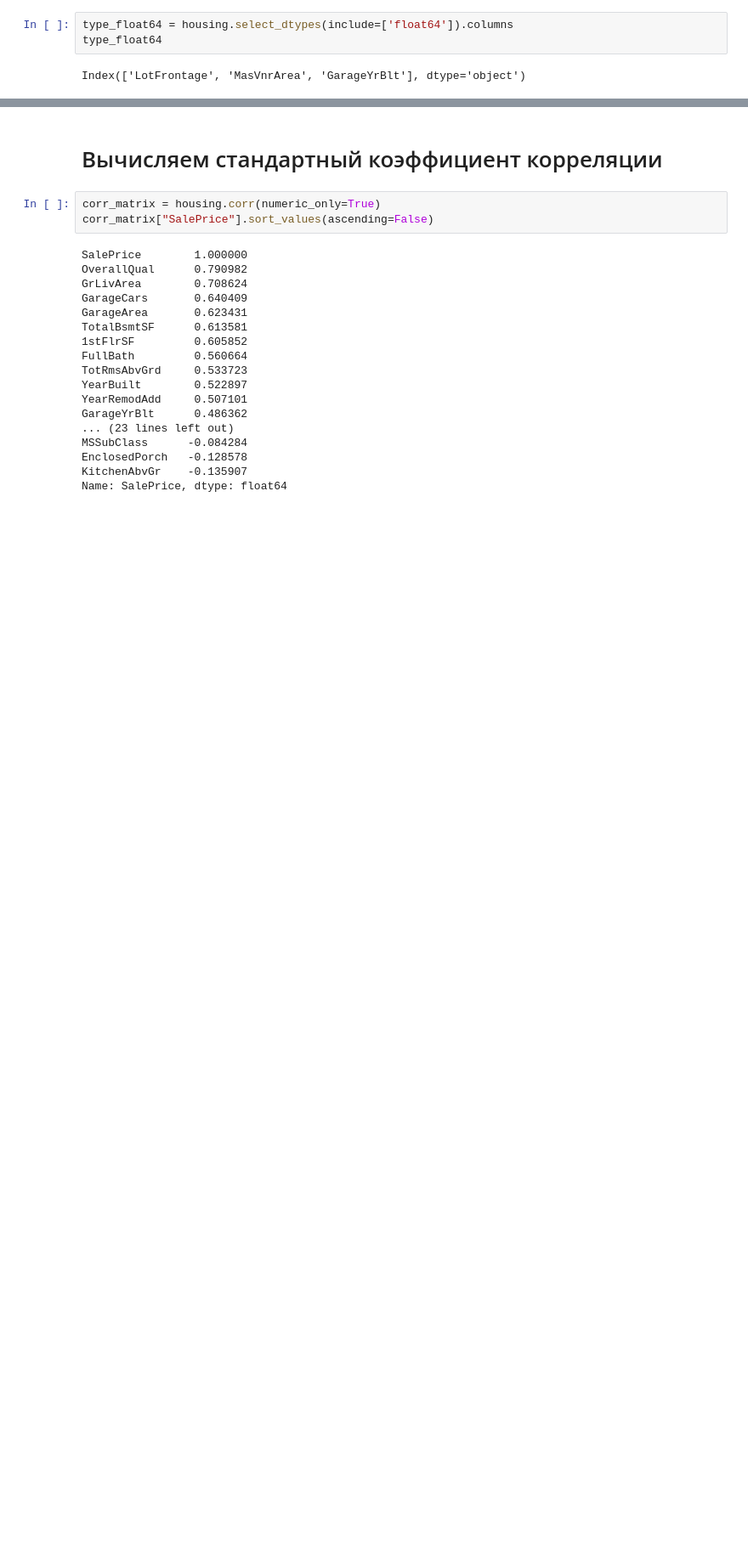
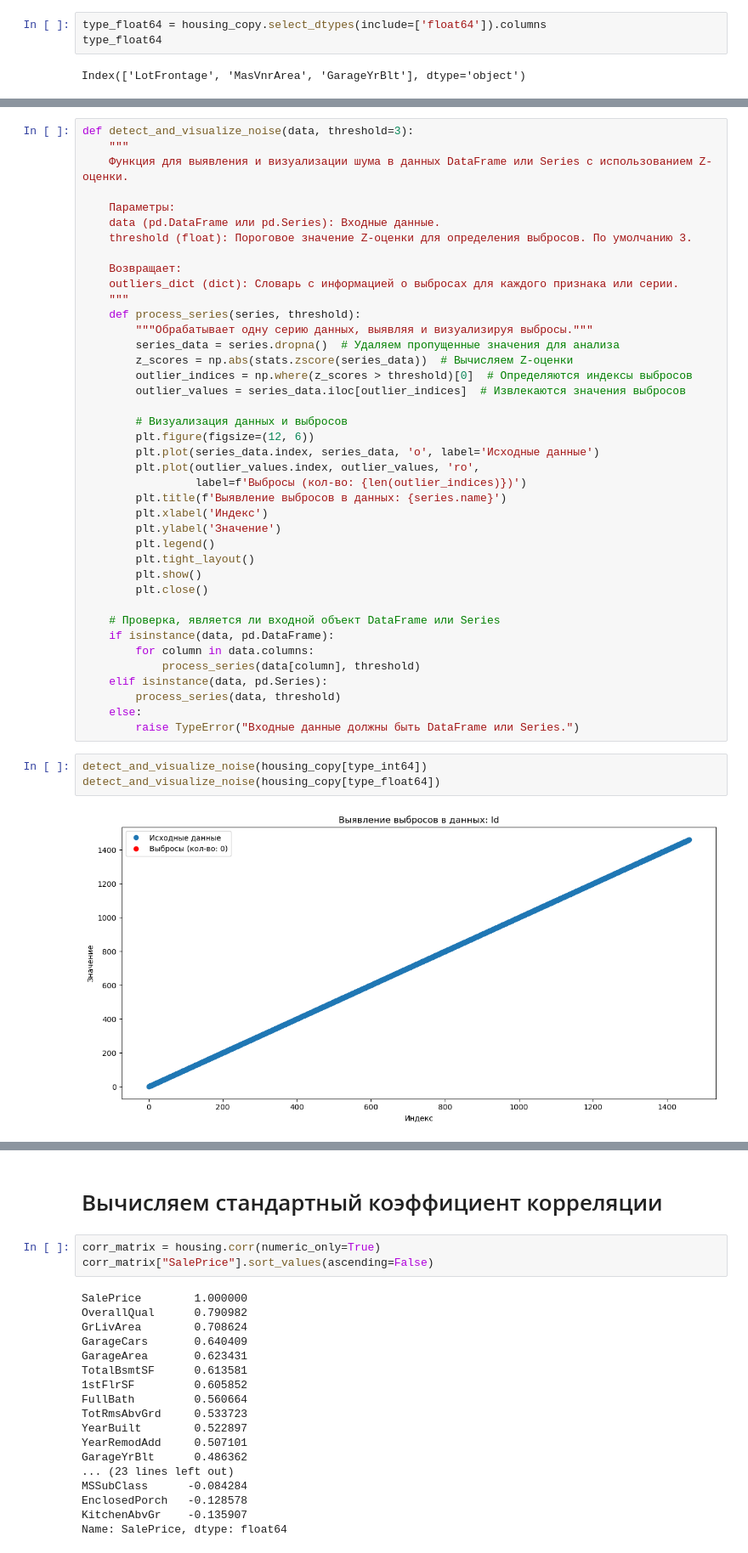
Before and after one commit to nshestak/house_prices, a Jupyter notebook: house_prices.ipynb, the cells around one changed output, grey strips where cells are left out. Shown at 85% size. Cells and saved outputs as stored; diff of their text form; blank space fills up the shorter version.

```diff
--- a/house_prices.ipynb
+++ b/house_prices.ipynb
@@ -110,5 +117,5 @@ Index(['Id', 'MSSubClass', 'LotArea', 'OverallQual', 'OverallCond',
 # %%
-type_float64 = housing.select_dtypes(include=['float64']).columns
+type_float64 = housing_copy.select_dtypes(include=['float64']).columns
 type_float64
 # %% [output]
 Index(['LotFrontage', 'MasVnrArea', 'GarageYrBlt'], dtype='object')
@@ -160,0 +160,45 @@ plt.show()
+# %%
+def detect_and_visualize_noise(data, threshold=3):
+    """
+    Функция для выявления и визуализации шума в данных DataFrame или Series с использованием Z-оценки.
+
+    Параметры:
+    data (pd.DataFrame или pd.Series): Входные данные.
+    threshold (float): Пороговое значение Z-оценки для определения выбросов. По умолчанию 3.
+
+    Возвращает:
+    outliers_dict (dict): Словарь с информацией о выбросах для каждого признака или серии.
+    """
+    def process_series(series, threshold):
+        """Обрабатывает одну серию данных, выявляя и визуализируя выбросы."""
+        series_data = series.dropna()  # Удаляем пропущенные значения для анализа
+        z_scores = np.abs(stats.zscore(series_data))  # Вычисляем Z-оценки
+        outlier_indices = np.where(z_scores > threshold)[0]  # Определяются индексы выбросов
+        outlier_values = series_data.iloc[outlier_indices]  # Извлекаются значения выбросов
+
+        # Визуализация данных и выбросов
+        plt.figure(figsize=(12, 6))
+        plt.plot(series_data.index, series_data, 'o', label='Исходные данные')
+        plt.plot(outlier_values.index, outlier_values, 'ro',
+                 label=f'Выбросы (кол-во: {len(outlier_indices)})')
+        plt.title(f'Выявление выбросов в данных: {series.name}')
+        plt.xlabel('Индекс')
+        plt.ylabel('Значение')
+        plt.legend()
+        plt.tight_layout()
+        plt.show()
+        plt.close()
+
+    # Проверка, является ли входной объект DataFrame или Series
+    if isinstance(data, pd.DataFrame):
+        for column in data.columns:
+            process_series(data[column], threshold)
+    elif isinstance(data, pd.Series):
+        process_series(data, threshold)
+    else:
+        raise TypeError("Входные данные должны быть DataFrame или Series.")
+# %%
+detect_and_visualize_noise(housing_copy[type_int64])
+detect_and_visualize_noise(housing_copy[type_float64])
+# %% [output]
+[figure, added]
```
Also changed, not shown: parts of 26 cells of this notebook.
